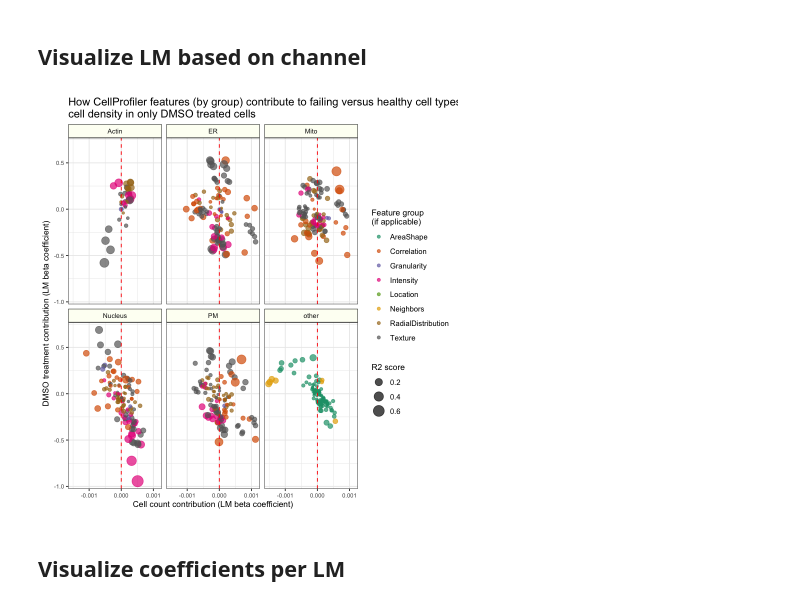
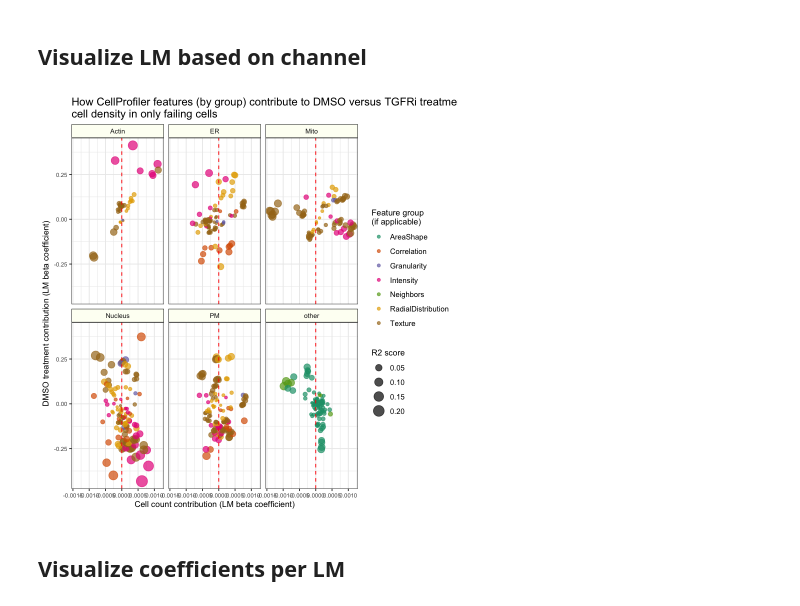
Before and after one commit to WayScience/cellpainting_predicts_cardiac_fibrosis, a Jupyter notebook: 4.analyze_data/notebooks/linear_model/1.visualize_linear_model.ipynb, the cells around one changed output. Saved outputs shown, nothing was run; the diff lists cells and outputs as text; code cells hidden in the pictures.

```diff
--- a/4.analyze_data/notebooks/linear_model/1.visualize_linear_model.ipynb
+++ b/4.analyze_data/notebooks/linear_model/1.visualize_linear_model.ipynb
@@ -23,11 +23,11 @@ input_dir <- "results"
 output_fig_dir <- "figures"
 
 # Path to file with LM coefficients to plot
-lm_file <- file.path(input_dir, paste0(plate, "_linear_model_healthy_DMSO_failing_drug.tsv"))
+lm_file <- file.path(input_dir, paste0(plate, "_linear_model_failing_DMSO_TGFRi.tsv"))
 
 # Paths for each figure output
-lm_fig <- file.path(output_fig_dir, paste0(plate, "_linear_model_healthy_DMSO_failing_drug.png"))
-lm_group_fig <- file.path(output_fig_dir, paste0(plate, "_linear_model_healthy_DMSO_failing_drug_bygroup.png"))
-lm_coef_fig <- file.path(output_fig_dir, paste0(plate, "_linear_model_healthy_DMSO_failing_drug_coefficients.png"))
+lm_fig <- file.path(output_fig_dir, paste0(plate, "_linear_model_failing_DMSO_TGFRi.png"))
+lm_group_fig <- file.path(output_fig_dir, paste0(plate, "_linear_model_failing_DMSO_TGFRi_bygroup.png"))
+lm_coef_fig <- file.path(output_fig_dir, paste0(plate, "_linear_model_failing_DMSO_TGFRi_coefficients.png"))
 # %% [markdown]
 ## Clean and sort the data prior to plotting
@@ -40,7 +56,7 @@ lm_df <- readr::read_tsv(
 # Arrange by absolute value coefficient
 # Split out components of feature name for visualization
 lm_df <- lm_df %>%
-    dplyr::arrange(desc(abs(failing_coef))) %>%
+    dplyr::arrange(desc(abs(DMSO_coef))) %>%
     tidyr::separate(
         feature,
         into = c(
@@ -49,7 +65,8 @@ lm_df <- lm_df %>%
             "measurement",
             "channel",
             "parameter1",
-            "parameter2"
+            "parameter2",
+            "parameter3"
         ),
         sep = "_",
         remove = FALSE
@@ -110,38 +124,38 @@ lm_fig_gg
 ## Visualize LM based on channel
 # %%
 lm_group_fig_gg <- (
-    ggplot(lm_df, aes(x = cell_count_coef, y = failing_coef))
+    ggplot(lm_df, aes(x = cell_count_coef, y = DMSO_coef))
     + geom_point(aes(size = r2_score, color = feature_group), alpha = 0.7)
     + facet_wrap("~channel_cleaned")
     + geom_vline(xintercept = 0, linetype = "dashed", color = "red")
     + theme_bw()
     + guides(
         color = guide_legend(title = "Feature group\n(if applicable)", order = 1),
         size = guide_legend(title = "R2 score")
     )
     + ylab("DMSO treatment contribution (LM beta coefficient)")
     + xlab("Cell count contribution (LM beta coefficient)")
-    + ggtitle("How CellProfiler features (by group) contribute to failing versus healthy cell types and\ncell density in only DMSO treated cells")
+    + ggtitle("How CellProfiler features (by group) contribute to DMSO versus TGFRi treatment and\ncell density in only failing cells")
     + scale_color_brewer(palette="Dark2")
     + theme(
         axis.text = element_text(size = 7),
         axis.title = element_text(size = 10),
         legend.text = element_text(size = 9),
         legend.title = element_text(size = 10),
         strip.text = element_text(size = 8),
         strip.background = element_rect(
             colour = "black",
             fill = "#fdfff4"
         )
     )
 )
 
 # Save figure
-ggsave(lm_group_fig, lm_group_fig_gg, height = 6, width = 8, dpi = 500)
+ggsave(lm_group_fig, lm_group_fig_gg, height = 6, width = 10, dpi = 500)
 
 lm_group_fig_gg
 # %% [output]
-[figure, old version]
+[figure, new version]
 # %% [markdown]
 ## Visualize coefficients per LM
 # %%
```
Also changed, not shown: parts of 5 cells of this notebook, 7 other files.
